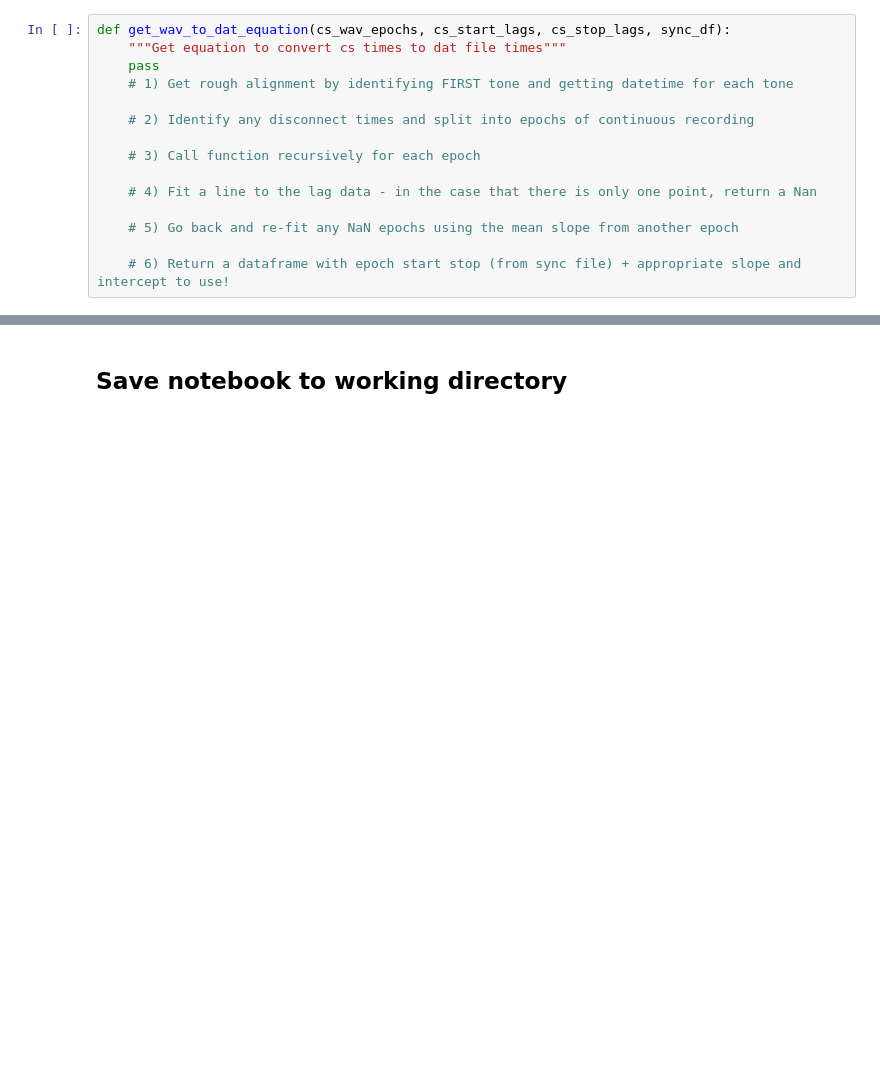
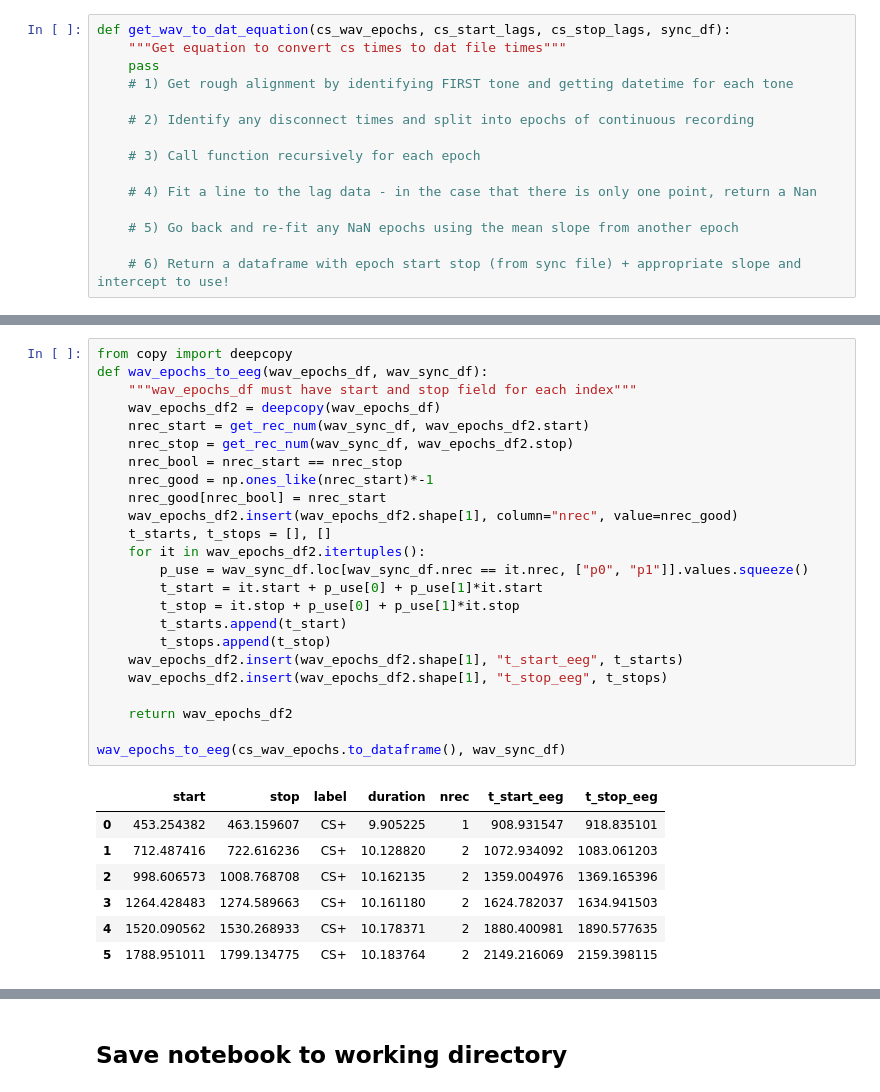
Before and after one commit to nkinsky/TraceFC, a Jupyter notebook: Notebooks/Sync_USV_and_Ephys.ipynb, the cells around one changed output, grey strips where cells are left out. Drawn from its saved outputs; the diff is of its cells as text; blank space fills up the shorter version.

```diff
--- a/Notebooks/Sync_USV_and_Ephys.ipynb
+++ b/Notebooks/Sync_USV_and_Ephys.ipynb
@@ -561,2 +625,34 @@ cs_wav_epochs._epochs
+# %%
+from copy import deepcopy
+def wav_epochs_to_eeg(wav_epochs_df, wav_sync_df):
+    """wav_epochs_df must have start and stop field for each index"""
+    wav_epochs_df2 = deepcopy(wav_epochs_df)
+    nrec_start = get_rec_num(wav_sync_df, wav_epochs_df2.start)
+    nrec_stop = get_rec_num(wav_sync_df, wav_epochs_df2.stop)
+    nrec_bool = nrec_start == nrec_stop
+    nrec_good = np.ones_like(nrec_start)*-1
+    nrec_good[nrec_bool] = nrec_start
+    wav_epochs_df2.insert(wav_epochs_df2.shape[1], column="nrec", value=nrec_good)
+    t_starts, t_stops = [], []
+    for it in wav_epochs_df2.itertuples():
+        p_use = wav_sync_df.loc[wav_sync_df.nrec == it.nrec, ["p0", "p1"]].values.squeeze()
+        t_start = it.start + p_use[0] + p_use[1]*it.start
+        t_stop = it.stop + p_use[0] + p_use[1]*it.stop
+        t_starts.append(t_start)
+        t_stops.append(t_stop)
+    wav_epochs_df2.insert(wav_epochs_df2.shape[1], "t_start_eeg", t_starts)
+    wav_epochs_df2.insert(wav_epochs_df2.shape[1], "t_stop_eeg", t_stops)
+
+    return wav_epochs_df2
+
+wav_epochs_to_eeg(cs_wav_epochs.to_dataframe(), wav_sync_df)
+# %% [output]
+|  | start | stop | label | duration | nrec | t_start_eeg | t_stop_eeg |
+| 0 | 453.254382 | 463.159607 | CS+ | 9.905225 | 1 | 908.931547 | 918.835101 |
+| 1 | 712.487416 | 722.616236 | CS+ | 10.128820 | 2 | 1072.934092 | 1083.061203 |
+| 2 | 998.606573 | 1008.768708 | CS+ | 10.162135 | 2 | 1359.004976 | 1369.165396 |
+| 3 | 1264.428483 | 1274.589663 | CS+ | 10.161180 | 2 | 1624.782037 | 1634.941503 |
+| 4 | 1520.090562 | 1530.268933 | CS+ | 10.178371 | 2 | 1880.400981 | 1890.577635 |
+| 5 | 1788.951011 | 1799.134775 | CS+ | 10.183764 | 2 | 2149.216069 | 2159.398115 |
 # %%
 # Sanity check code to output corrected CS times from WAV file to Neuroscope
```
Also changed, not shown: parts of 20 cells of this notebook.
